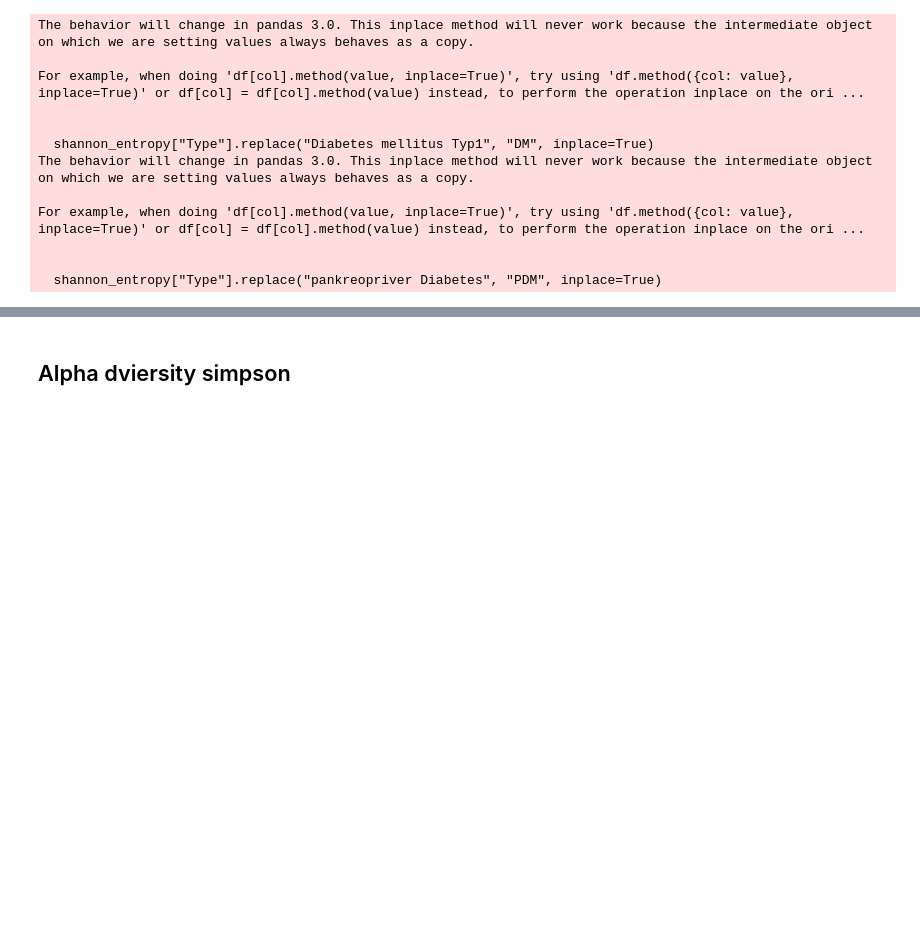
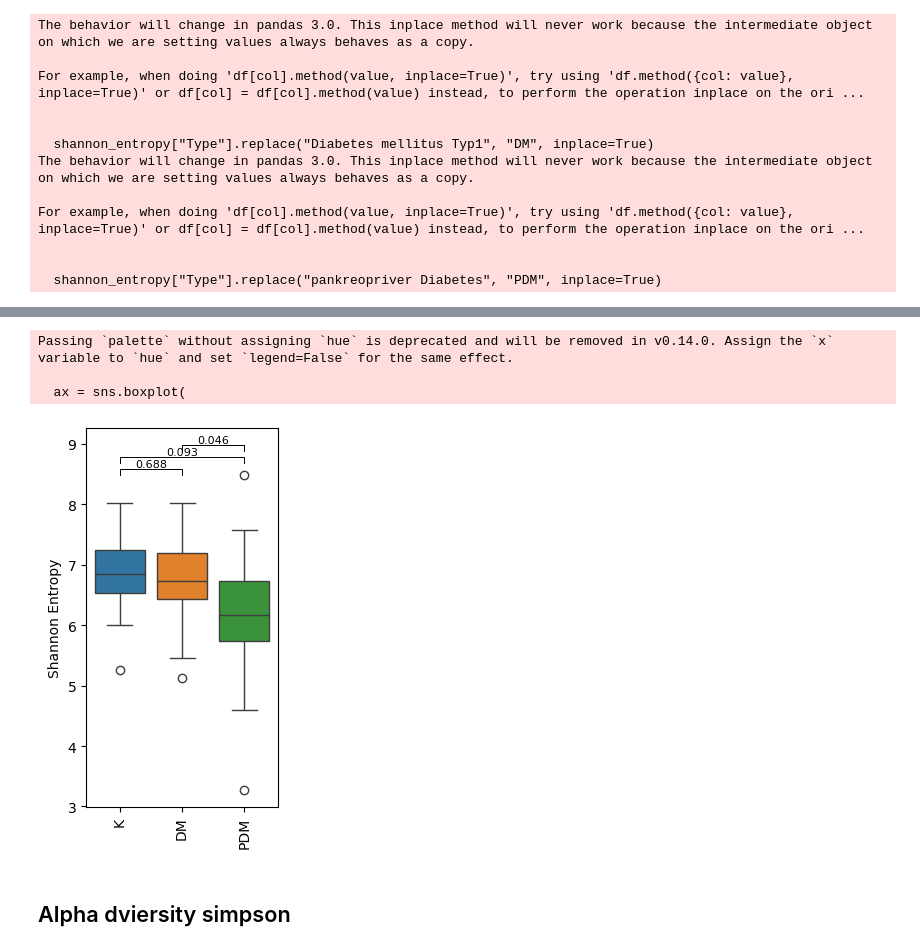
Before and after one commit to ErikaKvalem/Effenberger-Diabetes, a Jupyter notebook: 02-scripts/parse.ipynb, the cells around one changed output, grey strips where cells are left out. Drawn from its saved outputs; the diff is of its cells as text; code cells hidden in the pictures; blank space fills up the shorter version.

```diff
--- a/02-scripts/parse.ipynb
+++ b/02-scripts/parse.ipynb
@@ -697,3 +630,83 @@ Passing `palette` without assigning `hue` is deprecated and will be removed in v
+# %%
+import matplotlib.pyplot as plt
+import seaborn as sns
+from scipy.stats import mannwhitneyu
+from statsmodels.stats.multitest import multipletests
+import pandas as pd
+
+# Order and palette
+order = ["K", "DM", "PDM"]
+custom_palette = {
+    "K": "#1f77b4",
+    "DM": "#ff7f0e",
+    "PDM": "#2ca02c",
+}
+
+# Clean data
+df_clean = shannon_entropy[
+    pd.to_numeric(shannon_entropy["shannon_entropy"], errors="coerce").notnull()
+].copy()
+df_clean["shannon_entropy"] = df_clean["shannon_entropy"].astype(float)
+
+# Create plot
+plt.figure(figsize=(2.6, 4.5))
+ax = sns.boxplot(
+    data=df_clean, x="Type", y="shannon_entropy", palette=custom_palette, order=order
+)
+plt.xticks(rotation=90)
+plt.xlabel("")
+plt.ylabel("Shannon Entropy")
+
+# ---- Compute and plot adjusted p-values ---- #
+comparisons = [("K", "DM"), ("K", "PDM"), ("PDM", "DM")]
+p_values = []
+
+# First compute all raw p-values
+for group1, group2 in comparisons:
+    y1 = df_clean[df_clean["Type"] == group1]["shannon_entropy"]
+    y2 = df_clean[df_clean["Type"] == group2]["shannon_entropy"]
+    stat, p = mannwhitneyu(y1, y2, alternative="two-sided")
+    p_values.append(p)
+
+# Adjust p-values
+padj = multipletests(p_values, method='fdr_bh')[1]
+
+# Annotate plot
+y_max = df_clean["shannon_entropy"].max()
+h = 0.2  # height offset
+
+for i, ((group1, group2), p) in enumerate(zip(comparisons, p_values)):
+    x1, x2 = order.index(group1), order.index(group2)
+
+    # Determine significance stars based on adjusted p
+    if p < 0.001:
+        label = f"{p:.3f}"
+    elif p < 0.01:
+        label = f"{p:.3f}"
+    elif p < 0.05:
+        label = f"{p:.3f}"
+    else:
+        label = f"{p:.3f}"
+
+    # Plot the line and text
+    y_line = y_max + h * i
+    ax.plot(
+        [x1, x1, x2, x2],
+        [y_line, y_line + 0.1, y_line + 0.1, y_line],
+        lw=0.7,
+        c="black",
+    )
+    ax.text((x1 + x2) / 2, y_line + 0.1, label, ha="center", va="bottom", fontsize=8)
+
+plt.tight_layout()
+plt.savefig("./figures/v02/alpha_shannon_pvalue.svg")
+plt.savefig("./figures/v02/alpha_shannon_pvalue.png")
+plt.show()
+# %% [output]
+Passing `palette` without assigning `hue` is deprecated and will be removed in v0.14.0. Assign the `x` variable to `hue` and set `legend=False` for the same effect.
+
+  ax = sns.boxplot(
+[figure, added]
 # %% [markdown]
 ## Alpha dviersity simpson
 # %%
```
Also changed, not shown: parts of 9 cells of this notebook.
